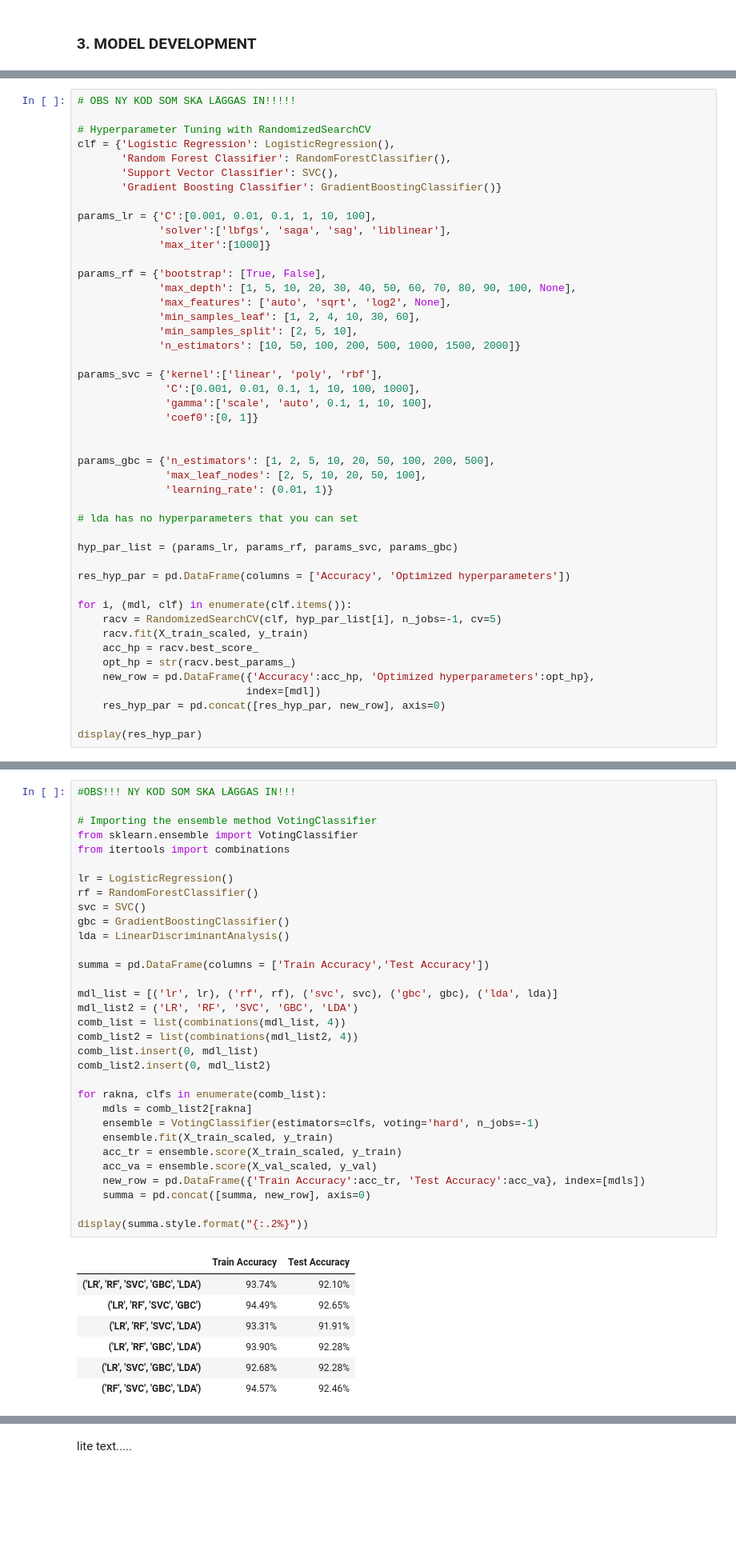
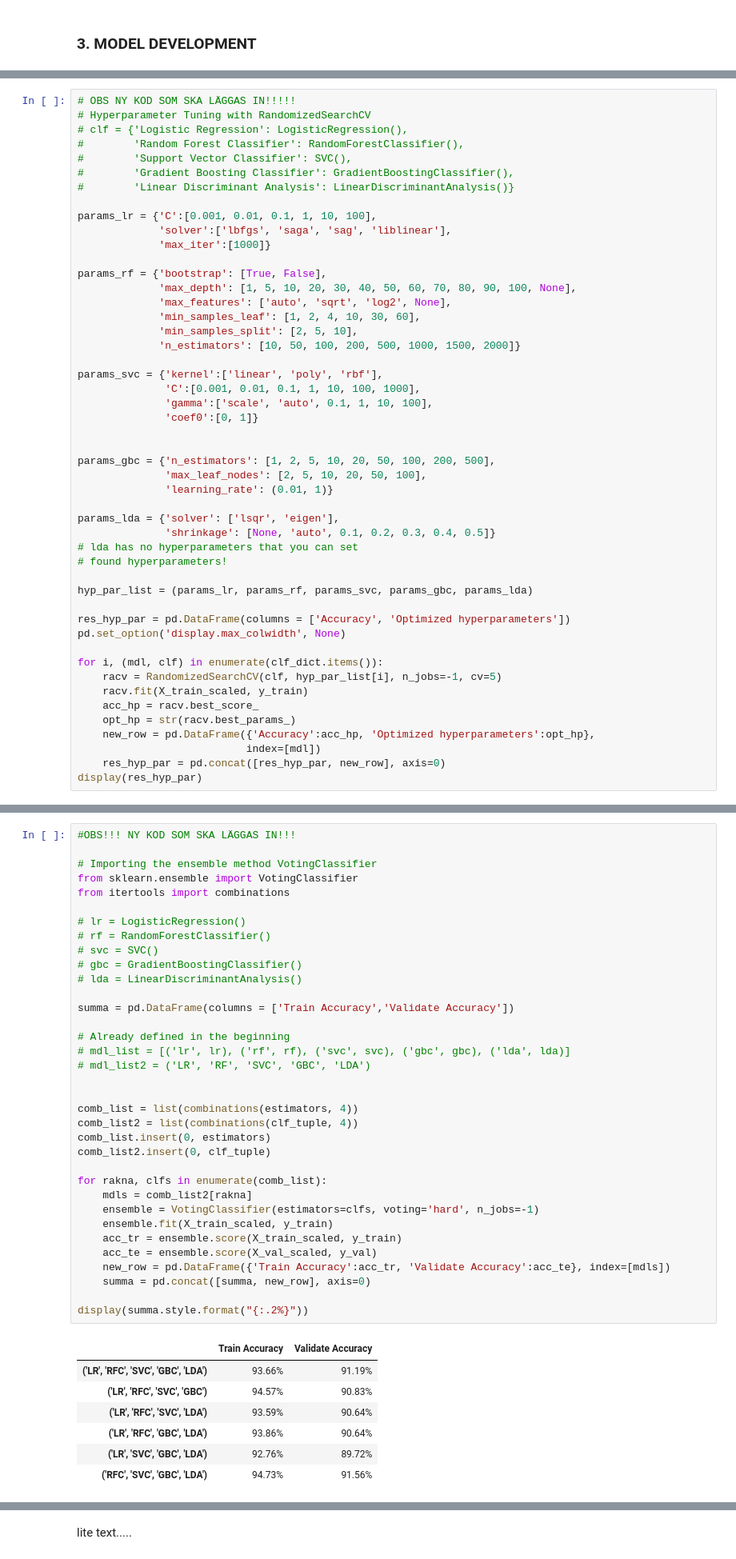
Before and after one commit to LLUhlin/data-science-project, a Jupyter notebook: student_final.ipynb, the cells around one changed output, grey strips where cells are left out. Shown at 80% size. Cells and saved outputs as stored; diff of their text form; blank space fills up the shorter version.

```diff
--- a/student_final.ipynb
+++ b/student_final.ipynb
@@ -376,11 +441,11 @@ display(result.style.format('{:.2%}'))
 # %%
 # OBS NY KOD SOM SKA LÄGGAS IN!!!!!
-
 # Hyperparameter Tuning with RandomizedSearchCV
-clf = {'Logistic Regression': LogisticRegression(),
-       'Random Forest Classifier': RandomForestClassifier(),
-       'Support Vector Classifier': SVC(),
-       'Gradient Boosting Classifier': GradientBoostingClassifier()}
+# clf = {'Logistic Regression': LogisticRegression(),
+#        'Random Forest Classifier': RandomForestClassifier(),
+#        'Support Vector Classifier': SVC(),
+#        'Gradient Boosting Classifier': GradientBoostingClassifier(),
+#        'Linear Discriminant Analysis': LinearDiscriminantAnalysis()}
 
 params_lr = {'C':[0.001, 0.01, 0.1, 1, 10, 100],
              'solver':['lbfgs', 'saga', 'sag', 'liblinear'],
@@ -403,13 +468,17 @@ params_gbc = {'n_estimators': [1, 2, 5, 10, 20, 50, 100, 200, 500],
               'max_leaf_nodes': [2, 5, 10, 20, 50, 100],
               'learning_rate': (0.01, 1)}
 
+params_lda = {'solver': ['lsqr', 'eigen'],
+              'shrinkage': [None, 'auto', 0.1, 0.2, 0.3, 0.4, 0.5]}
 # lda has no hyperparameters that you can set
+# found hyperparameters!
 
-hyp_par_list = (params_lr, params_rf, params_svc, params_gbc)
+hyp_par_list = (params_lr, params_rf, params_svc, params_gbc, params_lda)
 
 res_hyp_par = pd.DataFrame(columns = ['Accuracy', 'Optimized hyperparameters'])
+pd.set_option('display.max_colwidth', None)
 
-for i, (mdl, clf) in enumerate(clf.items()):
+for i, (mdl, clf) in enumerate(clf_dict.items()):
     racv = RandomizedSearchCV(clf, hyp_par_list[i], n_jobs=-1, cv=5)
     racv.fit(X_train_scaled, y_train)
     acc_hp = racv.best_score_
@@ -417,7 +486,6 @@ for i, (mdl, clf) in enumerate(clf.items()):
     new_row = pd.DataFrame({'Accuracy':acc_hp, 'Optimized hyperparameters':opt_hp},
                            index=[mdl])
     res_hyp_par = pd.concat([res_hyp_par, new_row], axis=0)
-
 display(res_hyp_par)
 # %% [output]
 |  | Accuracy | Optimized hyperparameters |
@@ -428,40 +518,43 @@ display(res_hyp_par)
 # %%
 #OBS!!! NY KOD SOM SKA LÄGGAS IN!!!
 
 # Importing the ensemble method VotingClassifier
 from sklearn.ensemble import VotingClassifier
 from itertools import combinations
 
-lr = LogisticRegression()
-rf = RandomForestClassifier()
-svc = SVC()
-gbc = GradientBoostingClassifier()
-lda = LinearDiscriminantAnalysis()
+# lr = LogisticRegression()
+# rf = RandomForestClassifier()
+# svc = SVC()
+# gbc = GradientBoostingClassifier()
+# lda = LinearDiscriminantAnalysis()
 
-summa = pd.DataFrame(columns = ['Train Accuracy','Test Accuracy'])
+summa = pd.DataFrame(columns = ['Train Accuracy','Validate Accuracy'])
 
-mdl_list = [('lr', lr), ('rf', rf), ('svc', svc), ('gbc', gbc), ('lda', lda)]
-mdl_list2 = ('LR', 'RF', 'SVC', 'GBC', 'LDA')
-comb_list = list(combinations(mdl_list, 4))
-comb_list2 = list(combinations(mdl_list2, 4))
-comb_list.insert(0, mdl_list)
-comb_list2.insert(0, mdl_list2)
+# Already defined in the beginning
+# mdl_list = [('lr', lr), ('rf', rf), ('svc', svc), ('gbc', gbc), ('lda', lda)]
+# mdl_list2 = ('LR', 'RF', 'SVC', 'GBC', 'LDA')
+
+
+comb_list = list(combinations(estimators, 4))
+comb_list2 = list(combinations(clf_tuple, 4))
+comb_list.insert(0, estimators)
+comb_list2.insert(0, clf_tuple)
 
 for rakna, clfs in enumerate(comb_list):
     mdls = comb_list2[rakna]
     ensemble = VotingClassifier(estimators=clfs, voting='hard', n_jobs=-1)
     ensemble.fit(X_train_scaled, y_train)
     acc_tr = ensemble.score(X_train_scaled, y_train)
-    acc_va = ensemble.score(X_val_scaled, y_val)
-    new_row = pd.DataFrame({'Train Accuracy':acc_tr, 'Test Accuracy':acc_va}, index=[mdls])
+    acc_te = ensemble.score(X_val_scaled, y_val)
+    new_row = pd.DataFrame({'Train Accuracy':acc_tr, 'Validate Accuracy':acc_te}, index=[mdls])
     summa = pd.concat([summa, new_row], axis=0)
 
 display(summa.style.format("{:.2%}"))
 # %% [output]
-|  | Train Accuracy | Test Accuracy |
-| ('LR', 'RF', 'SVC', 'GBC', 'LDA') | 93.74% | 92.10% |
-| ('LR', 'RF', 'SVC', 'GBC') | 94.49% | 92.65% |
-| ('LR', 'RF', 'SVC', 'LDA') | 93.31% | 91.91% |
-| ('LR', 'RF', 'GBC', 'LDA') | 93.90% | 92.28% |
-| ('LR', 'SVC', 'GBC', 'LDA') | 92.68% | 92.28% |
-| ('RF', 'SVC', 'GBC', 'LDA') | 94.57% | 92.46% |
+|  | Train Accuracy | Validate Accuracy |
+| ('LR', 'RFC', 'SVC', 'GBC', 'LDA') | 93.66% | 91.19% |
+| ('LR', 'RFC', 'SVC', 'GBC') | 94.57% | 90.83% |
+| ('LR', 'RFC', 'SVC', 'LDA') | 93.59% | 90.64% |
+| ('LR', 'RFC', 'GBC', 'LDA') | 93.86% | 90.64% |
+| ('LR', 'SVC', 'GBC', 'LDA') | 92.76% | 89.72% |
+| ('RFC', 'SVC', 'GBC', 'LDA') | 94.73% | 91.56% |
```
Also changed, not shown: parts of 32 cells of this notebook.
